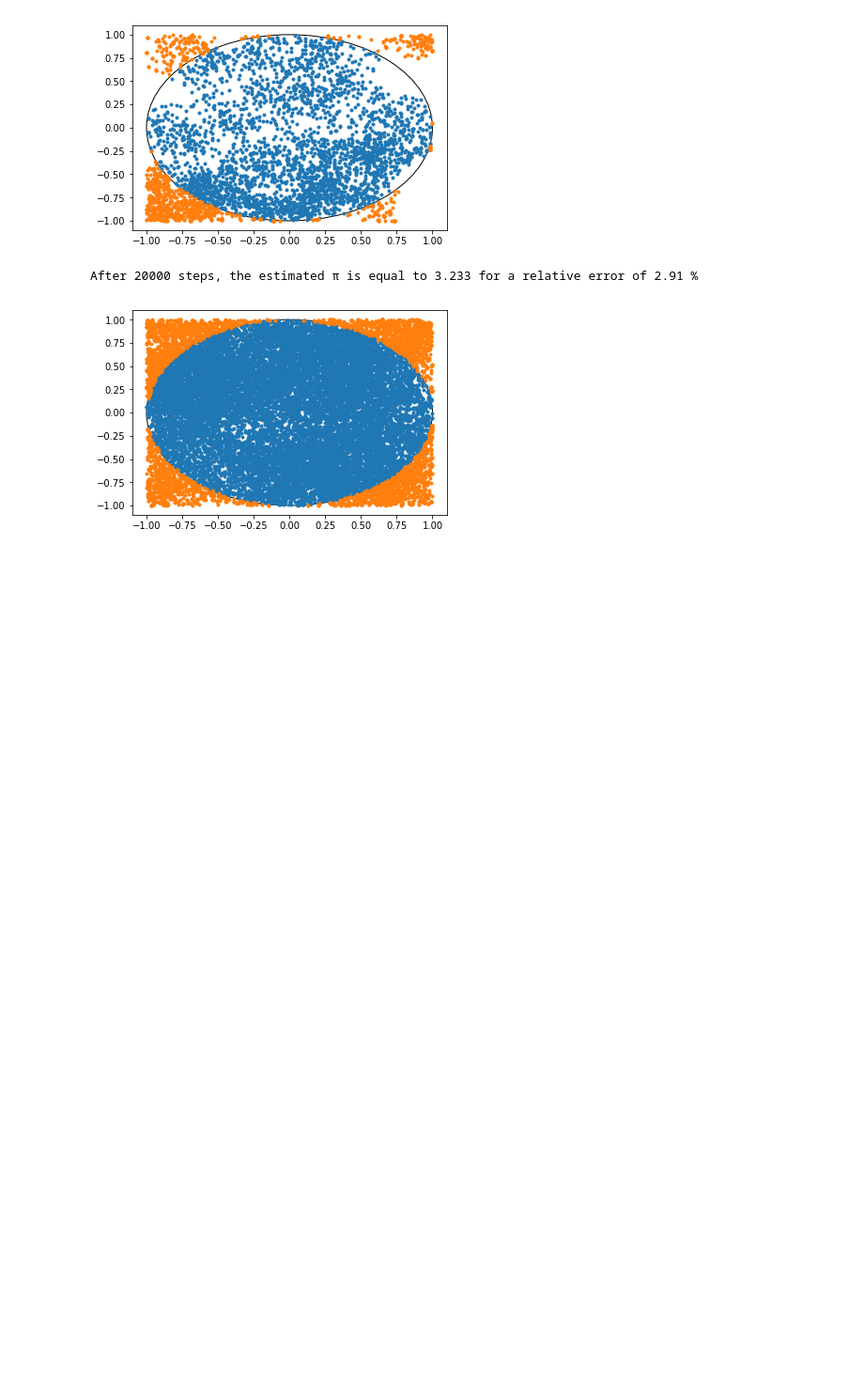
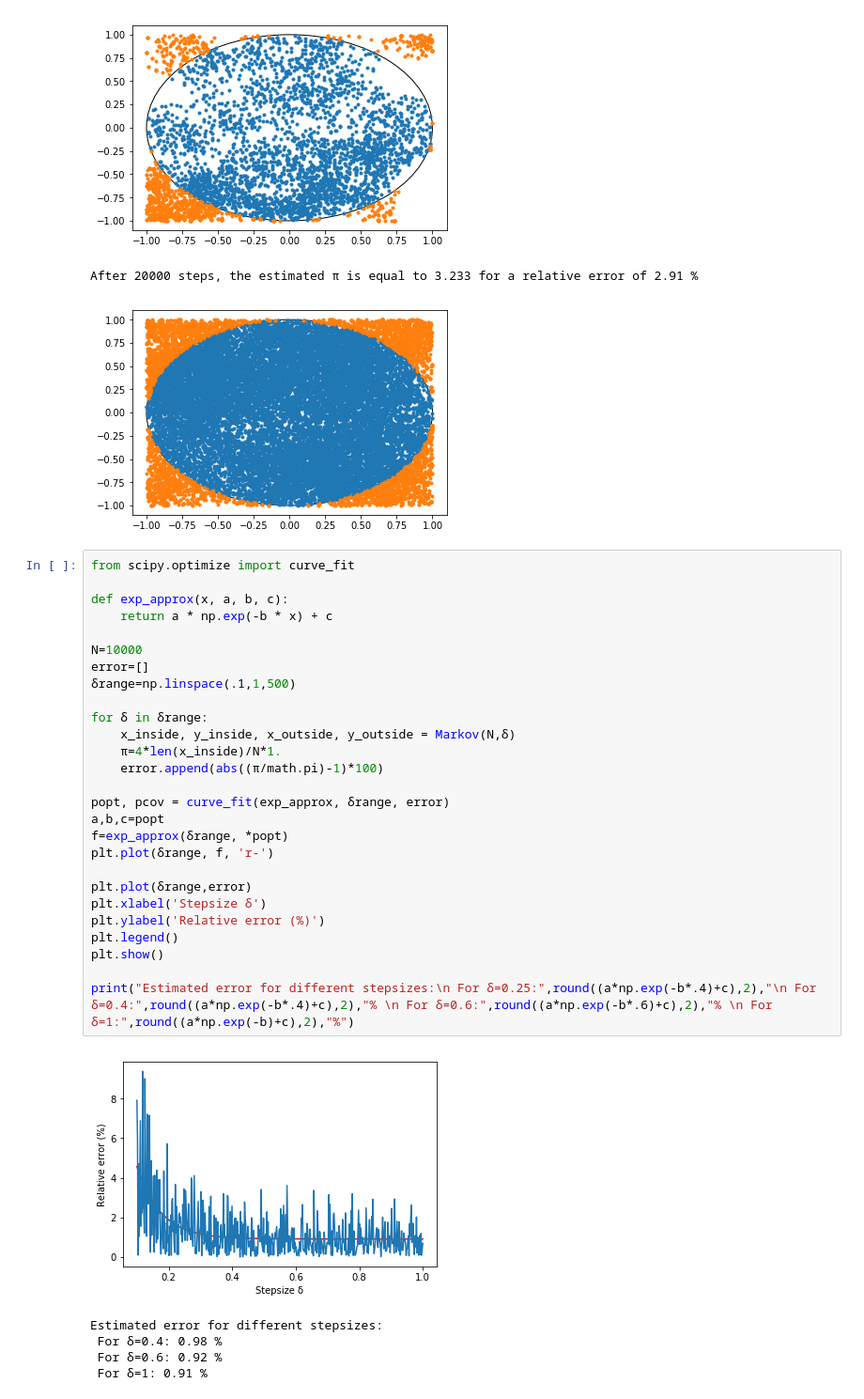
Before and after one commit to Selimhaj/Computational-Science, a Jupyter notebook: Homework 3 Sampling Pi with MCMC.ipynb, the cells around one changed output. Shown at 94% size. Drawn from its saved outputs; the diff is of its cells as text; blank space fills up the shorter version.

```diff
--- a/Homework 3 Sampling Pi with MCMC.ipynb
+++ b/Homework 3 Sampling Pi with MCMC.ipynb
@@ -56,3 +57,36 @@ After 4000 steps, the estimated π is equal to 3.014 for a relative error of 4.0
 [figure]
 After 20000 steps, the estimated π is equal to 3.233 for a relative error of 2.91 %
 [figure]
+# %%
+from scipy.optimize import curve_fit
+
+def exp_approx(x, a, b, c):
+    return a * np.exp(-b * x) + c
+
+N=10000
+error=[]
+δrange=np.linspace(.1,1,500)
+
+for δ in δrange:
+    x_inside, y_inside, x_outside, y_outside = Markov(N,δ)
+    π=4*len(x_inside)/N*1.
+    error.append(abs((π/math.pi)-1)*100)
+
+popt, pcov = curve_fit(exp_approx, δrange, error)
+a,b,c=popt
+f=exp_approx(δrange, *popt)
+plt.plot(δrange, f, 'r-')
+
+plt.plot(δrange,error)
+plt.xlabel('Stepsize δ')
+plt.ylabel('Relative error (%)')
+plt.legend()
+plt.show()
+
+print("Estimated error for different stepsizes:\n For δ=0.25:",round((a*np.exp(-b*.4)+c),2),"\n For δ=0.4:",round((a*np.exp(-b*.4)+c),2),"% \n For δ=0.6:",round((a*np.exp(-b*.6)+c),2),"% \n For δ=1:",round((a*np.exp(-b)+c),2),"%")
+# %% [output]
+[figure, added]
+Estimated error for different stepsizes:
+ For δ=0.4: 0.98 %
+ For δ=0.6: 0.92 %
+ For δ=1: 0.91 %
```
Also changed, not shown: parts of 3 cells of this notebook.
